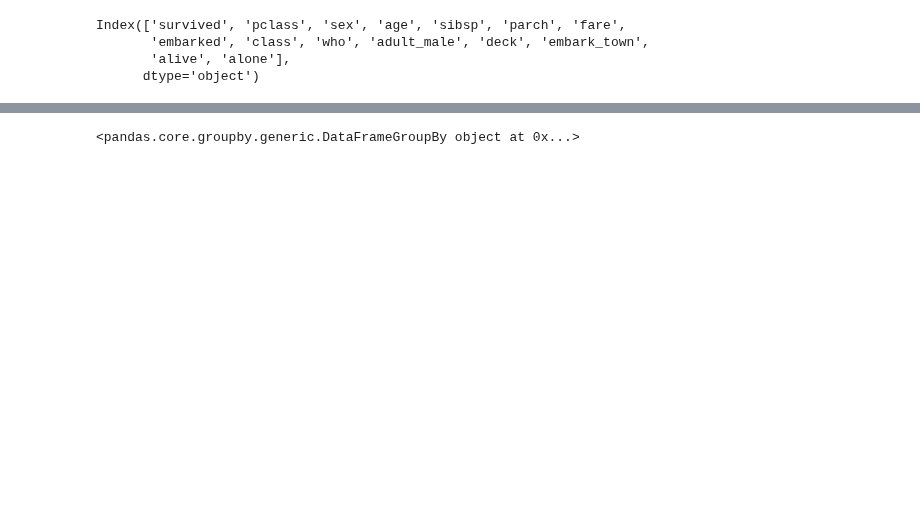
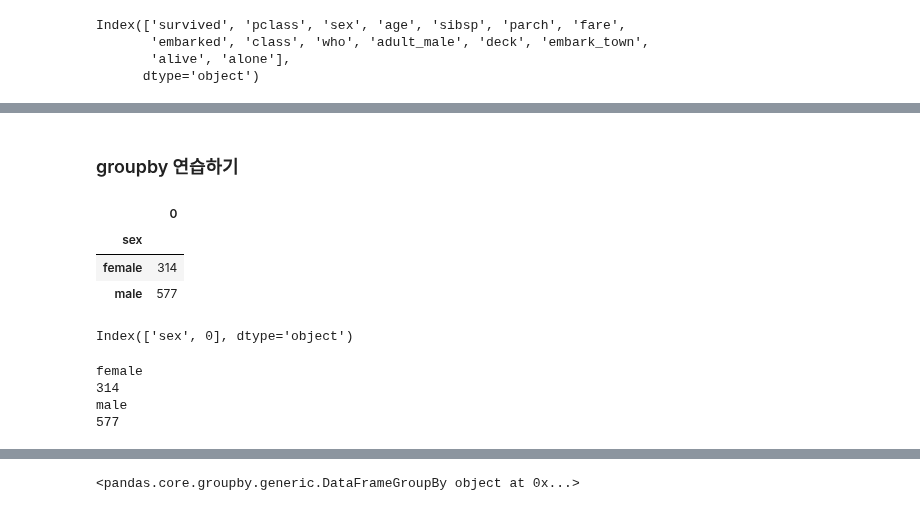
Before and after one commit to 951237/TIL, a Jupyter notebook: TIL_from_191115.ipynb, the cells around one changed output, grey strips where cells are left out. Drawn from its saved outputs; the diff is of its cells as text; code cells hidden in the pictures; blank space fills up the shorter version.

```diff
--- a/TIL_from_191115.ipynb
+++ b/TIL_from_191115.ipynb
@@ -402,0 +440,12 @@ Index(['survived', 'pclass', 'sex', 'age', 'sibsp', 'parch', 'fare',
+# %% [markdown]
+### groupby 연습하기
+# %%
+g_sex = df_titanic.groupby('sex').size()
+# %%
+df_g_sex = pd.DataFrame(g_sex)
+df_g_sex
+# %% [output]
+|  | 0 |
+| sex |  |
+| female | 314 |
+| male | 577 |
@@ -403 +454,14 @@ Index(['survived', 'pclass', 'sex', 'age', 'sibsp', 'parch', 'fare',
+# %%
+df_g_sex.columns
+# %% [output]
+Index(['sex', 0], dtype='object')
+# %%
+for key, val in g_sex.iteritems():
+    print(key)
+    print(val)
+# %% [output]
+female
+314
+male
+577
 # %%
```
Also changed, not shown: parts of 15 cells of this notebook.
